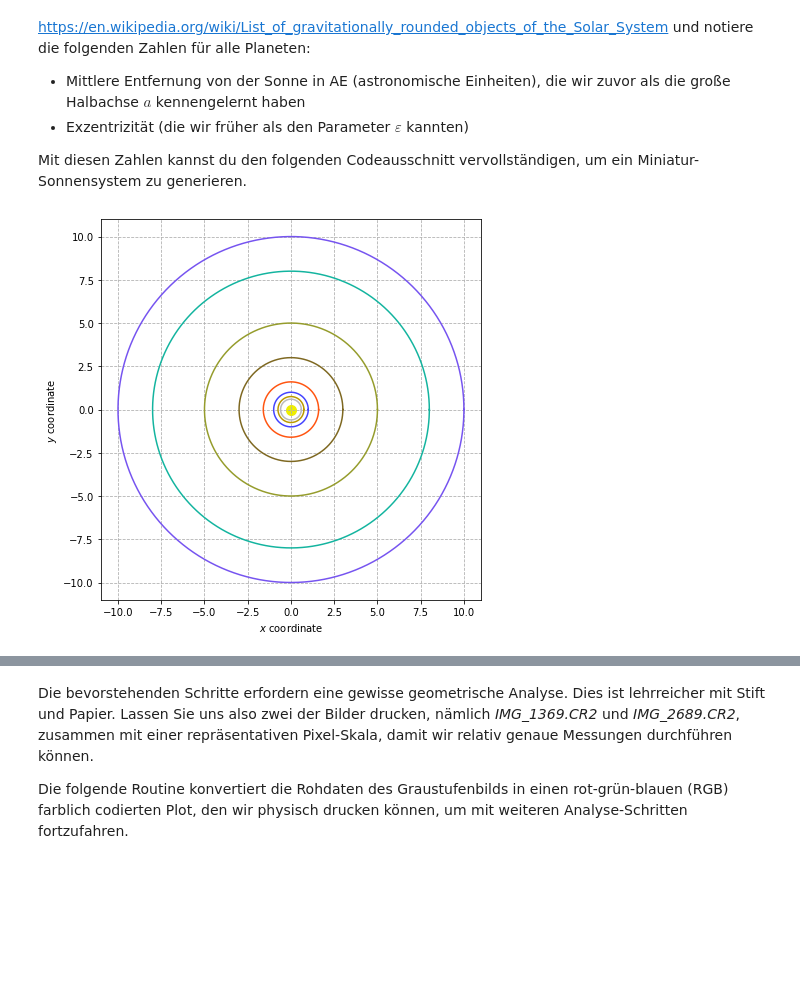
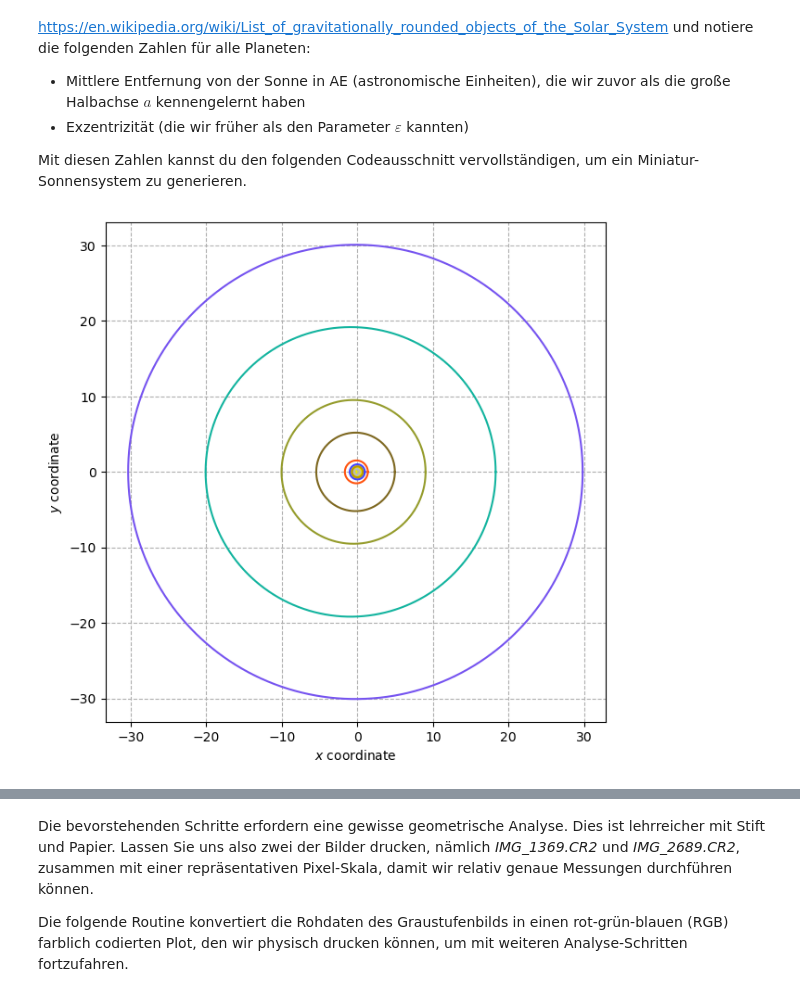
Before and after one commit to fruenger/solareclipse, a Jupyter notebook: 20240425_german.ipynb, the cells around one changed output, grey strips where cells are left out. Saved outputs shown, nothing was run; the diff lists cells and outputs as text; code cells hidden in the pictures; blank space fills up the shorter version.

```diff
--- a/20240425_german.ipynb
+++ b/20240425_german.ipynb
@@ -178,8 +179,8 @@ ax.scatter(0,0, s=100, c="#eeee00") # The Sun
 
 ## Mercury ##
 #############
-a       = 0.6 # in AU
-epsilon = 0.
+a       = 0.39 # in AU
+epsilon = 0.206
 #############
 
 data = ellipse(a, epsilon)
@@ -187,8 +188,8 @@ ax.plot(*data, color="#bbbbbb")
 
 ##  Venus  ##
 #############
-a       = 0.75 # in AU
-epsilon = 0.
+a       = 0.72 # in AU
+epsilon = 0.007
 #############
 
 data = ellipse(a, epsilon)
@@ -197,7 +198,7 @@ ax.plot(*data, color="#bb9900")
 ##  Earth  ##
 #############
 a       = 1.0 # in AU
-epsilon = 0.
+epsilon = 0.017
 #############
 
 data = ellipse(a, epsilon)
@@ -205,8 +206,8 @@ ax.plot(*data, color="#4444ff")
 
 ##  Mars   ##
 #############
-a       = 1.6 # in AU
-epsilon = 0.
+a       = 1.52 # in AU
+epsilon = 0.093
 #############
 
 data = ellipse(a, epsilon)
@@ -214,48 +215,48 @@ ax.plot(*data, color="#ff5511")
 
 ## Jupiter ##
 #############
-a       = 3. # in AU
-epsilon = 0.
+a       = 5.2 # in AU
+epsilon = 0.048
 #############
 
 data = ellipse(a, epsilon)
 ax.plot(*data, color="#7e6821")
 
 ## Saturn  ##
 #############
-a       = 5. # in AU
-epsilon = 0.
+a       = 9.53 # in AU
+epsilon = 0.054
 #############
 
 data = ellipse(a, epsilon)
 ax.plot(*data, color="#959c2c")
 
 ## Uranus  ##
 #############
-a       = 8. # in AU
-epsilon = 0.
+a       = 19.19 # in AU
+epsilon = 0.047
 #############
 
 data = ellipse(a, epsilon)
 ax.plot(*data, color="#13b49f")
 
 ## Neptune ##
 #############
-a       = 10. # in AU
-epsilon = 0.
+a       = 30.07 # in AU
+epsilon = 0.009
 #############
 
 data = ellipse(a, epsilon)
 ax.plot(*data, color="#7654f0")
 
 ################
 ax.set_aspect(1)
 ax.grid(ls="--")
 ax.set_xlabel("$x$ coordinate")
 ax.set_ylabel("$y$ coordinate")
 plt.show()
 # %% [output]
-[figure, old version]
+[figure, new version]
 # %% [markdown]
 ## Aufgabe 5 - Die Mondbahn
 Wenn du bis hierher gekommen bist, hast du nun eine Nachbildung unseres Sonnensystems in einer Näherung erster Ordnung erstellt. In der Realität sind die Dinge etwas komplizierter, da es tatsächlich 6 Parameter braucht, um die Form einer planetarischen Umlaufbahn im dreidimensionalen Raum vollständig zu beschreiben. Das vollständige Rekonstruieren unseres Sonnensystems unter Berücksichtigung all dieser Feinheiten ist jedoch nicht Gegenstand dieses Notizbuchs.
```
Also changed, not shown: parts of 11 cells of this notebook, 2 other files.
